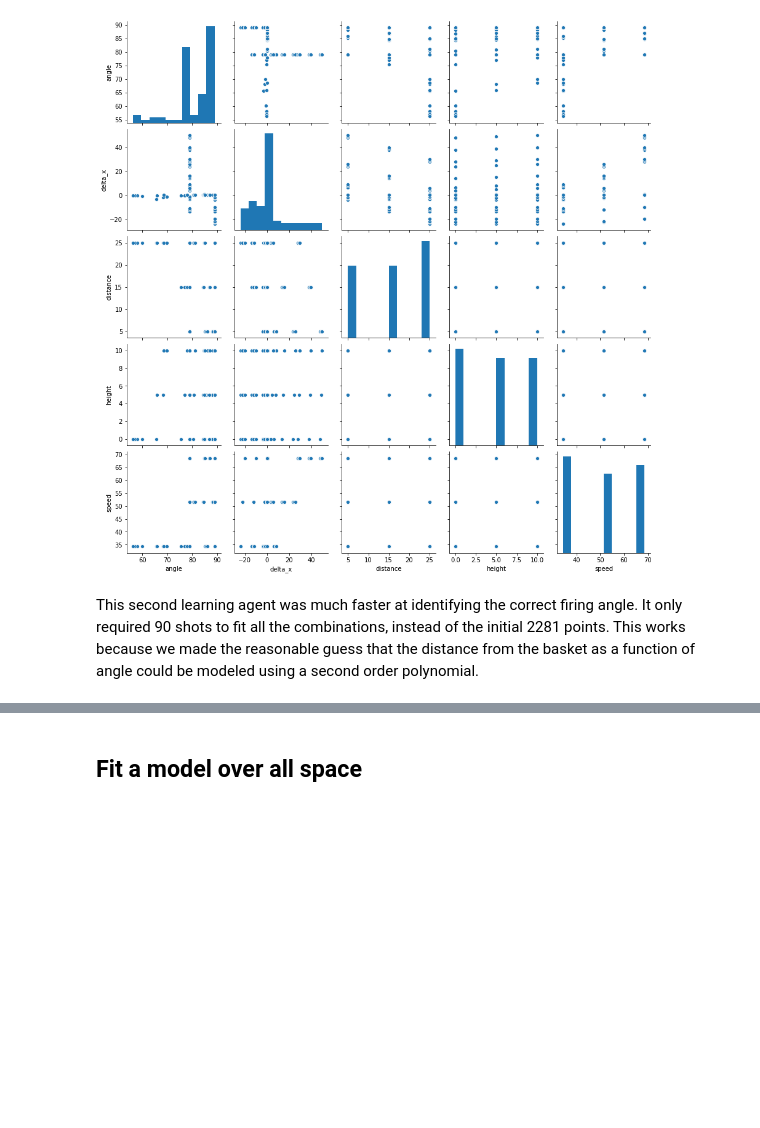
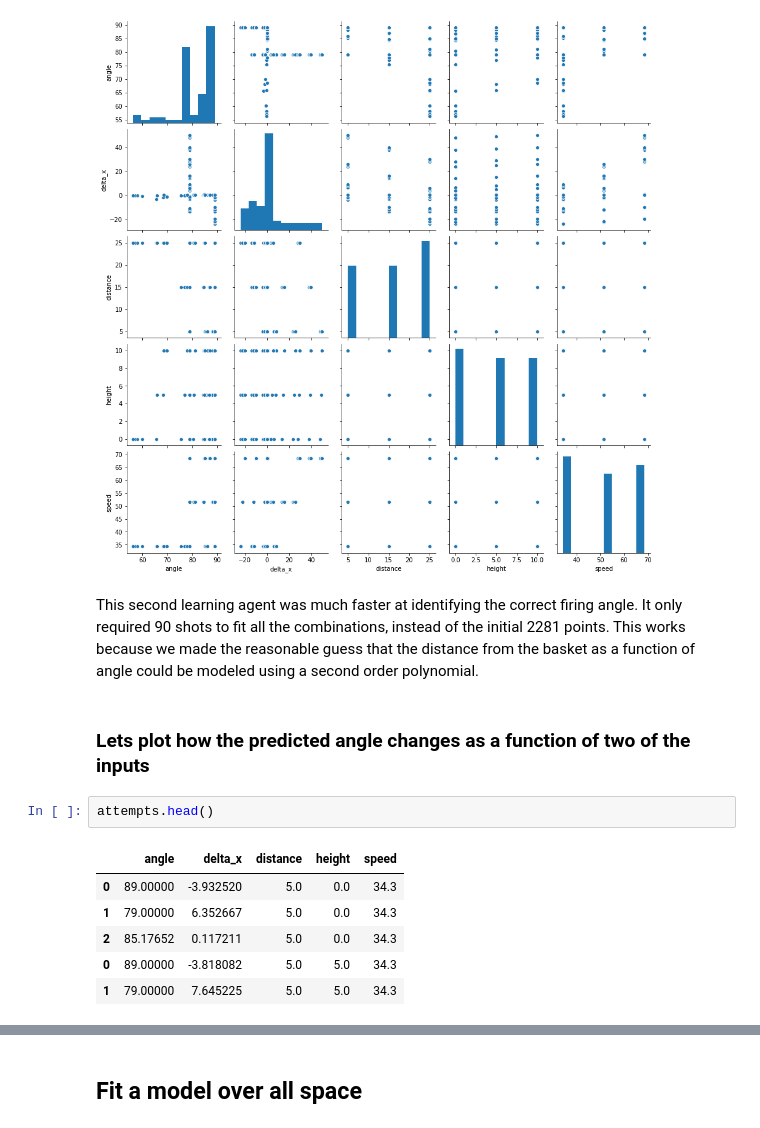
Before and after one commit to StevenCHowell/bball_cannon, a Jupyter notebook: BBall Cannon.ipynb, the cells around one changed output, grey strips where cells are left out. Saved outputs shown, nothing was run; the diff lists cells and outputs as text; blank space fills up the shorter version.

```diff
--- a/BBall Cannon.ipynb
+++ b/BBall Cannon.ipynb
@@ -793,3 +799,14 @@ sns.pairplot(attempts)
 [figure]
 # %% [markdown]
 This second learning agent was much faster at identifying the correct firing angle.  It only required 90 shots to fit all the combinations, instead of the initial 2281 points.  This works because we made the reasonable guess that the distance from the basket as a function of angle could be modeled using a second order polynomial.
+# %% [markdown]
+### Lets plot how the predicted angle changes as a function of two of the inputs
+# %%
+attempts.head()
+# %% [output]
+|  | angle | delta_x | distance | height | speed |
+| 0 | 89.00000 | -3.932520 | 5.0 | 0.0 | 34.3 |
+| 1 | 79.00000 | 6.352667 | 5.0 | 0.0 | 34.3 |
+| 2 | 85.17652 | 0.117211 | 5.0 | 0.0 | 34.3 |
+| 0 | 89.00000 | -3.818082 | 5.0 | 5.0 | 34.3 |
+| 1 | 79.00000 | 7.645225 | 5.0 | 5.0 | 34.3 |
```
Also changed, not shown: parts of 30 cells of this notebook.
